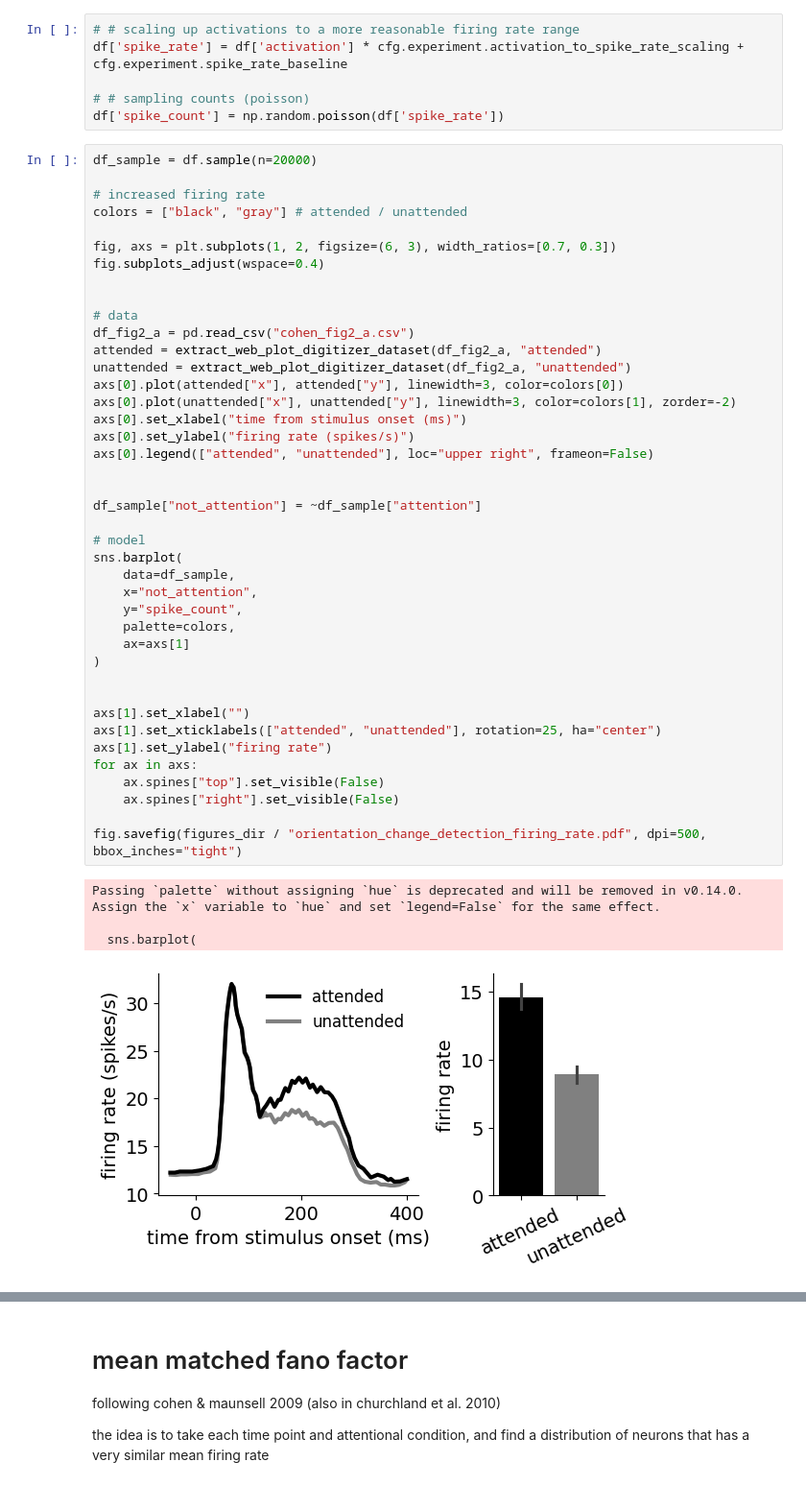
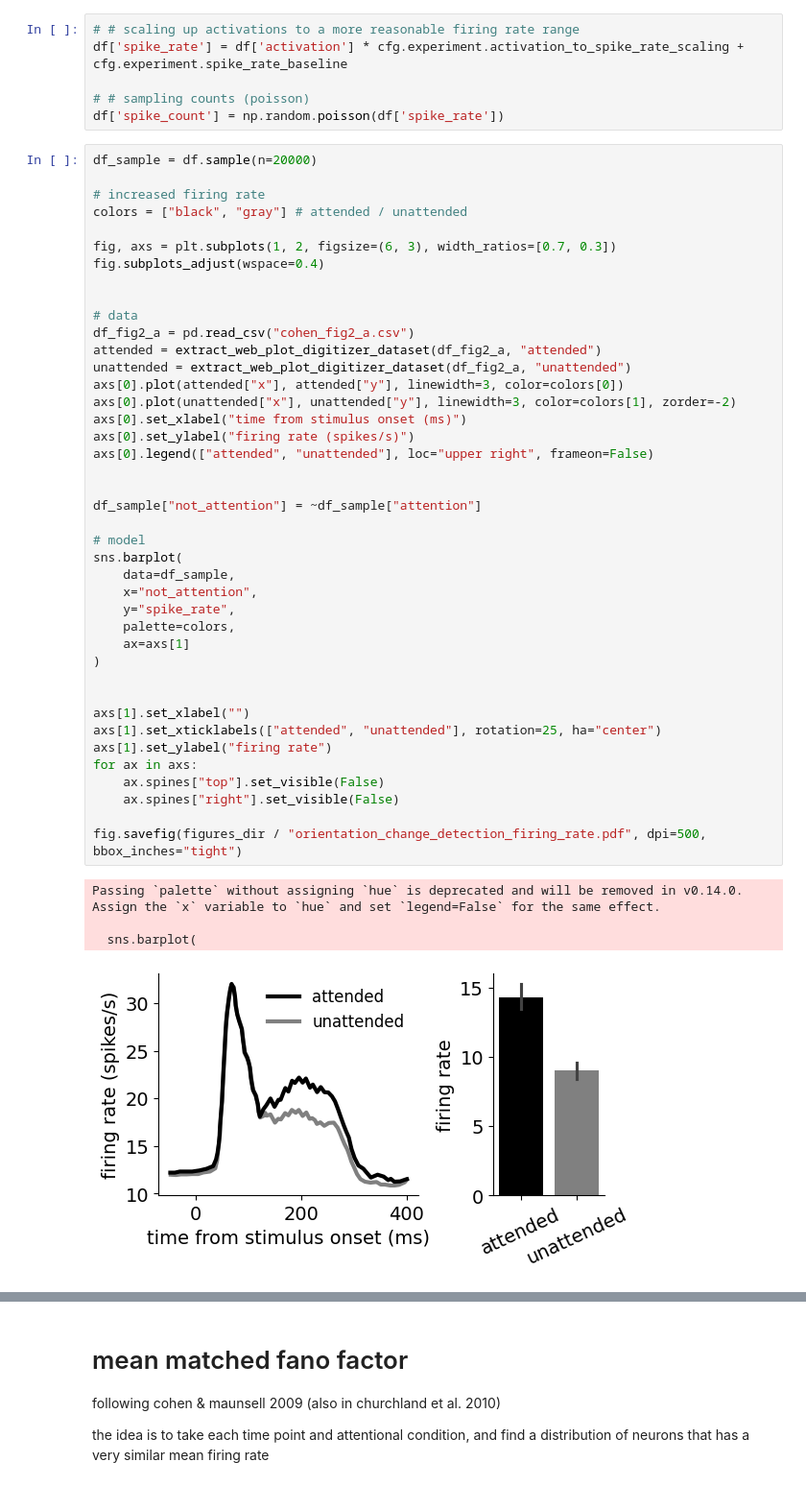
Before and after one commit to eivinasbutkus/how-attention-saves-energy-in-vision, a Jupyter notebook: notebooks/orientation_change_detection/analyse_orientation_change_detection.ipynb, the cells around one changed output, grey strips where cells are left out. Shown at 96% size. Saved outputs shown, nothing was run; the diff lists cells and outputs as text.

Commit message:
fixed plotting, updated readme

```diff
--- a/notebooks/orientation_change_detection/analyse_orientation_change_detection.ipynb
+++ b/notebooks/orientation_change_detection/analyse_orientation_change_detection.ipynb
@@ -341,32 +344,32 @@ unattended = extract_web_plot_digitizer_dataset(df_fig2_a, "unattended")
 axs[0].plot(attended["x"], attended["y"], linewidth=3, color=colors[0])
 axs[0].plot(unattended["x"], unattended["y"], linewidth=3, color=colors[1], zorder=-2)
 axs[0].set_xlabel("time from stimulus onset (ms)")
 axs[0].set_ylabel("firing rate (spikes/s)")
 axs[0].legend(["attended", "unattended"], loc="upper right", frameon=False)
 
 
 df_sample["not_attention"] = ~df_sample["attention"]
 
 # model
 sns.barplot(
     data=df_sample,
     x="not_attention",
-    y="spike_count",
+    y="spike_rate",
     palette=colors,
     ax=axs[1]
 )
 
 
 axs[1].set_xlabel("")
 axs[1].set_xticklabels(["attended", "unattended"], rotation=25, ha="center")
 axs[1].set_ylabel("firing rate")
 for ax in axs:
     ax.spines["top"].set_visible(False)
     ax.spines["right"].set_visible(False)
 
 fig.savefig(figures_dir / "orientation_change_detection_firing_rate.pdf", dpi=500, bbox_inches="tight")
 # %% [output]
 Passing `palette` without assigning `hue` is deprecated and will be removed in v0.14.0. Assign the `x` variable to `hue` and set `legend=False` for the same effect.
 
   sns.barplot(
-[figure, old version]
+[figure, new version]
```
Also changed, not shown: parts of 17 cells of this notebook, 25 other files.
